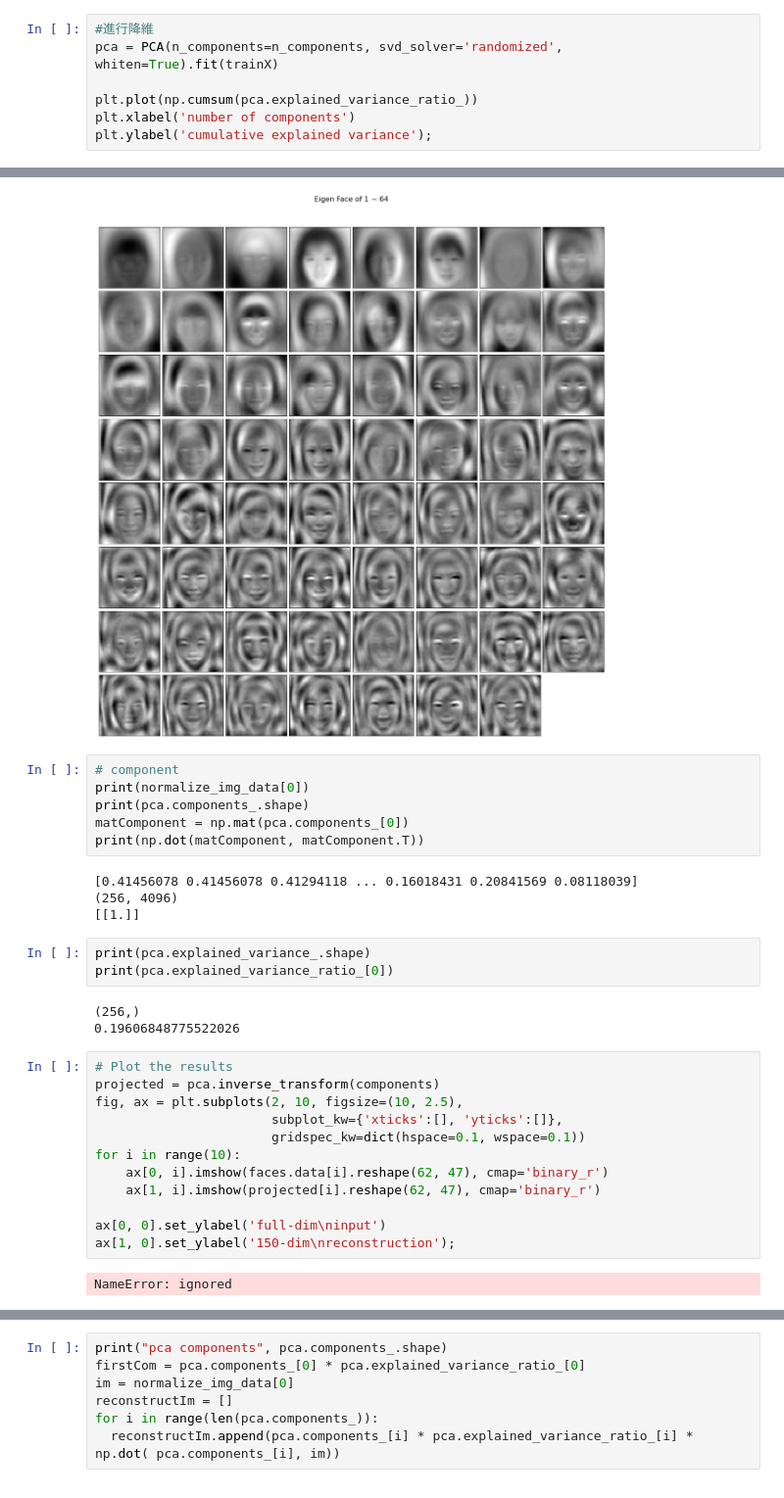
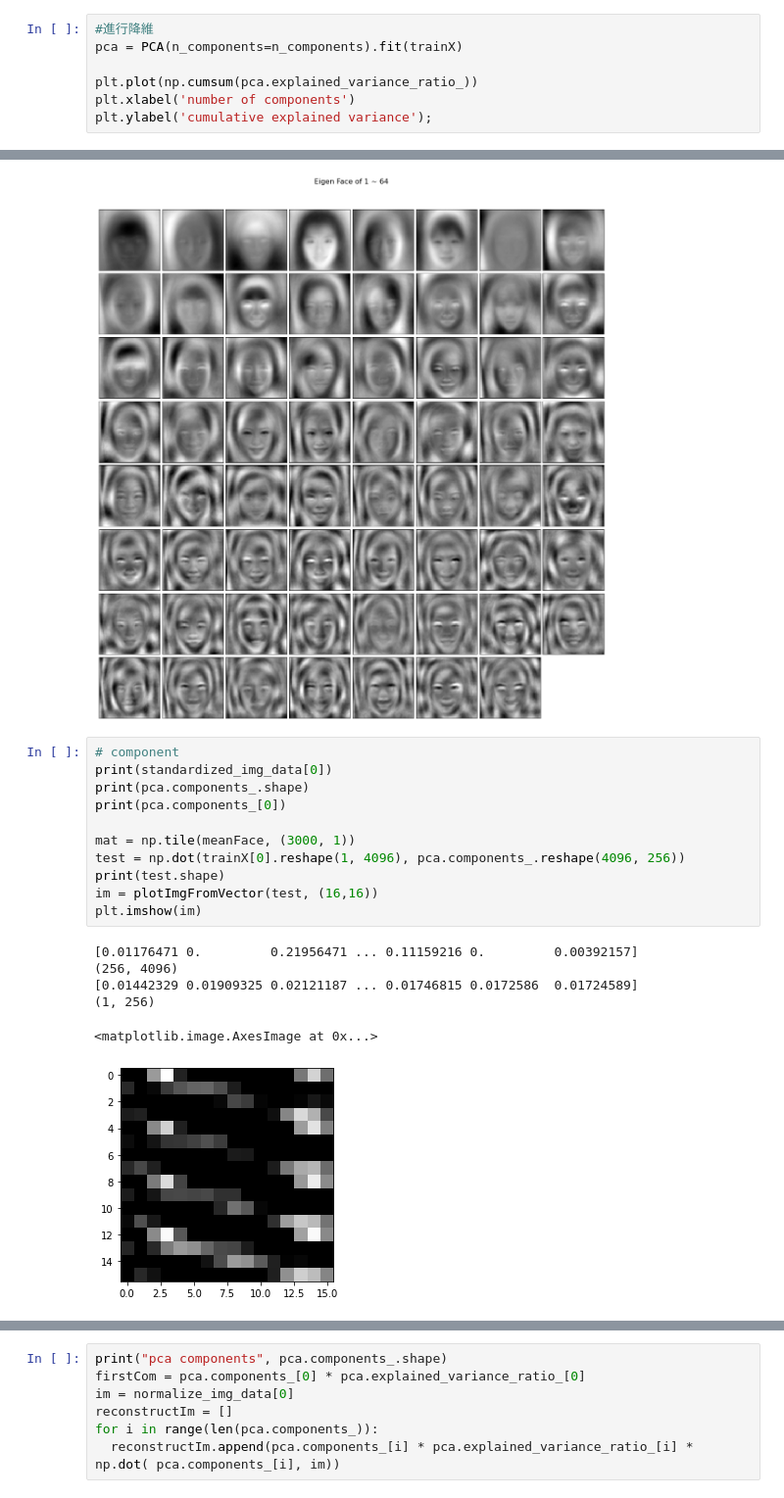
Before and after one commit to 104corp/Face-Recognition, a Jupyter notebook: Colab_NoteBooks/SVM.ipynb, the cells around one changed output, grey strips where cells are left out. Shown at 98% size. Saved outputs shown, nothing was run; the diff lists cells and outputs as text.

```diff
--- a/Colab_NoteBooks/SVM.ipynb
+++ b/Colab_NoteBooks/SVM.ipynb
@@ -136,7 +137,7 @@ Extracting the top 256 eigenfaces from 3000 faces
 Simple PCA
 # %%
 #進行降維
-pca = PCA(n_components=n_components, svd_solver='randomized', whiten=True).fit(trainX)
+pca = PCA(n_components=n_components).fit(trainX)
 
 plt.plot(np.cumsum(pca.explained_variance_ratio_))
 plt.xlabel('number of components')
@@ -157,33 +158,21 @@ Projecting the input data on the eigenfaces orthonormal basis
 component size (256, 4096)
 (256, 64, 64)
 [figure]
-# %%
-# component
-print(normalize_img_data[0])
-print(pca.components_.shape)
-matComponent = np.mat(pca.components_[0])
-print(np.dot(matComponent, matComponent.T))
-# %% [output]
-[0.41456078 0.41456078 0.41294118 ... 0.16018431 0.20841569 0.08118039]
-(256, 4096)
-[[1.]]
-# %%
-print(pca.explained_variance_.shape)
-print(pca.explained_variance_ratio_[0])
-# %% [output]
-(256,)
-0.19606848775522026
-# %%
-# Plot the results
-projected = pca.inverse_transform(components)
-fig, ax = plt.subplots(2, 10, figsize=(10, 2.5),
-                       subplot_kw={'xticks':[], 'yticks':[]},
-                       gridspec_kw=dict(hspace=0.1, wspace=0.1))
-for i in range(10):
-    ax[0, i].imshow(faces.data[i].reshape(62, 47), cmap='binary_r')
-    ax[1, i].imshow(projected[i].reshape(62, 47), cmap='binary_r')
-
-ax[0, 0].set_ylabel('full-dim\ninput')
-ax[1, 0].set_ylabel('150-dim\nreconstruction');
-# %% [output]
-NameError: ignored
+# %%
+# component
+print(standardized_img_data[0])
+print(pca.components_.shape)
+print(pca.components_[0])
+
+mat = np.tile(meanFace, (3000, 1))
+test = np.dot(trainX[0].reshape(1, 4096), pca.components_.reshape(4096, 256))
+print(test.shape)
+im = plotImgFromVector(test, (16,16))
+plt.imshow(im)
+# %% [output]
+[0.01176471 0.         0.21956471 ... 0.11159216 0.         0.00392157]
+(256, 4096)
+[0.01442329 0.01909325 0.02121187 ... 0.01746815 0.0172586  0.01724589]
+(1, 256)
+<matplotlib.image.AxesImage at 0x...>
+[figure, added]
```
Also changed, not shown: parts of 12 cells of this notebook.
